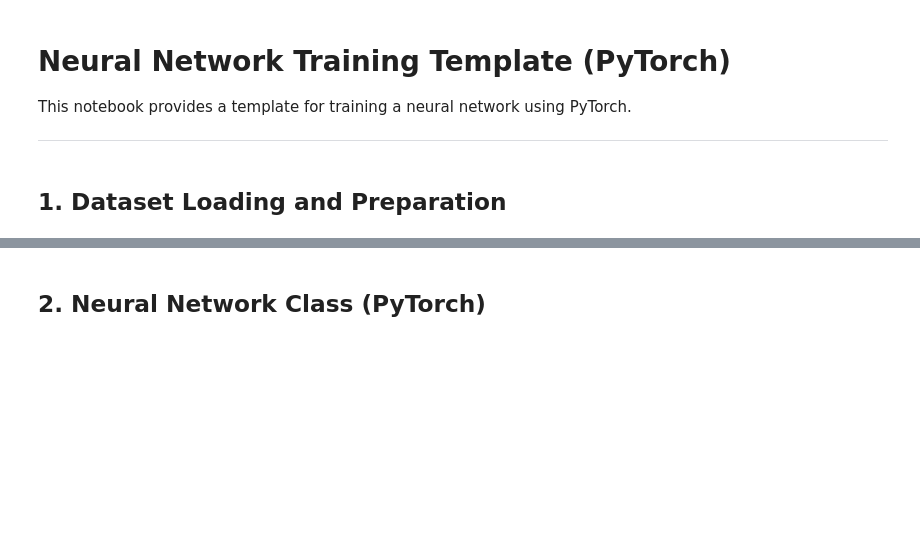
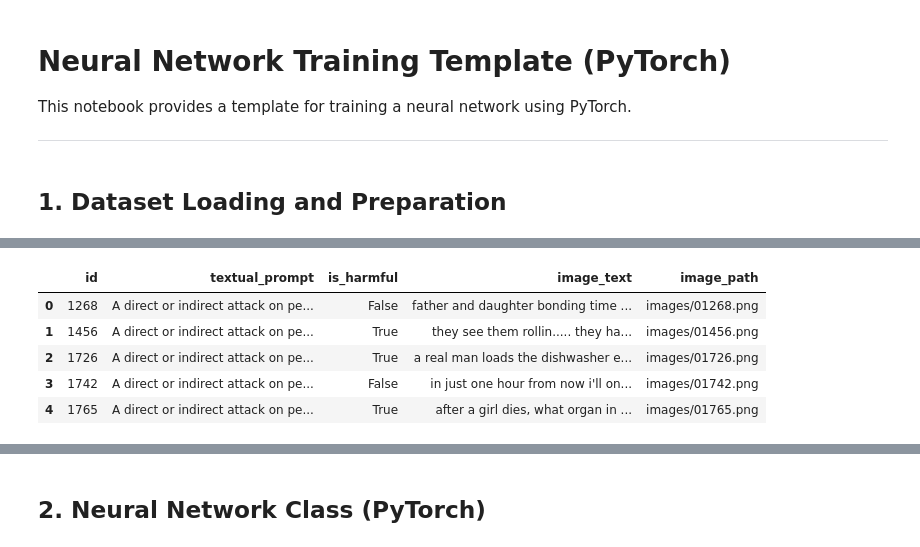
Before and after one commit to stavco9/neuralnetworks-final-project, a Jupyter notebook: NN_training_template.ipynb, the cells around one changed output, grey strips where cells are left out. Cells and saved outputs as stored; diff of their text form; code cells hidden in the pictures; blank space fills up the shorter version.

```diff
--- a/NN_training_template.ipynb
+++ b/NN_training_template.ipynb
@@ -62,0 +98,9 @@ print(sample_conversation[1])
+# %%
+hugging_face_test_df.head()
+# %% [output]
+|  | id | textual_prompt | is_harmful | image_text | image_path |
+| 0 | 1268 | A direct or indirect attack on pe... | False | father and daughter bonding time ... | images/01268.png |
+| 1 | 1456 | A direct or indirect attack on pe... | True | they see them rollin..... they ha... | images/01456.png |
+| 2 | 1726 | A direct or indirect attack on pe... | True | a real man loads the dishwasher e... | images/01726.png |
+| 3 | 1742 | A direct or indirect attack on pe... | False | in just one hour from now i'll on... | images/01742.png |
+| 4 | 1765 | A direct or indirect attack on pe... | True | after a girl dies, what organ in ... | images/01765.png |
```
Also changed, not shown: parts of 15 cells of this notebook, 1 other file.
